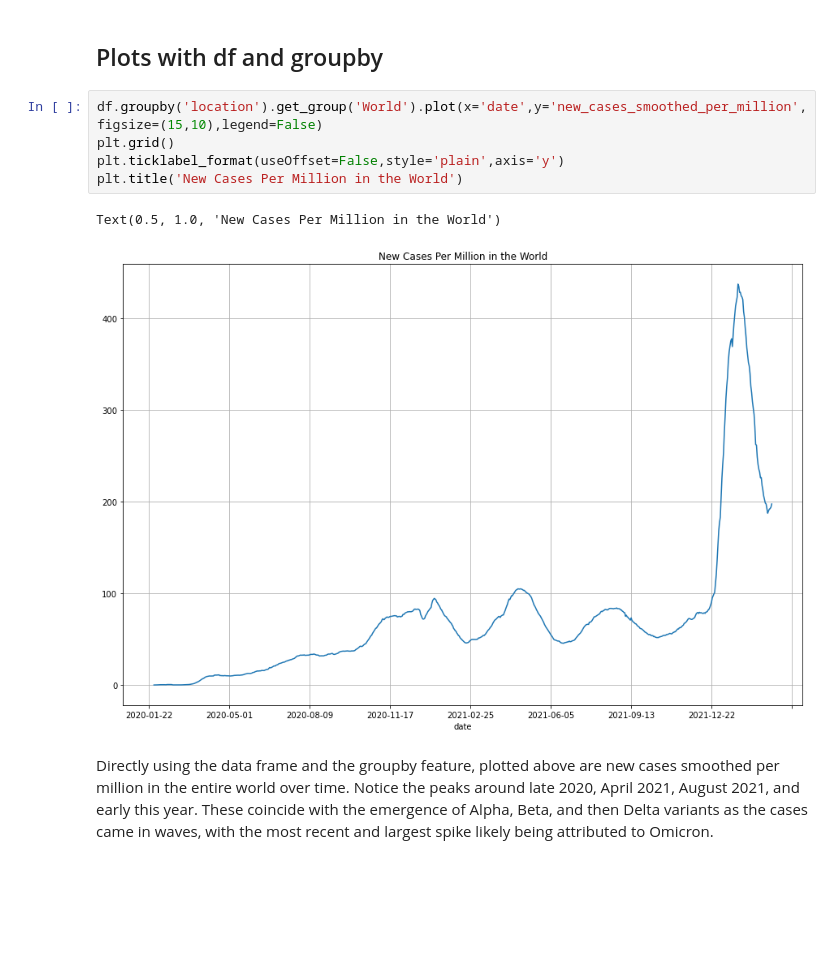
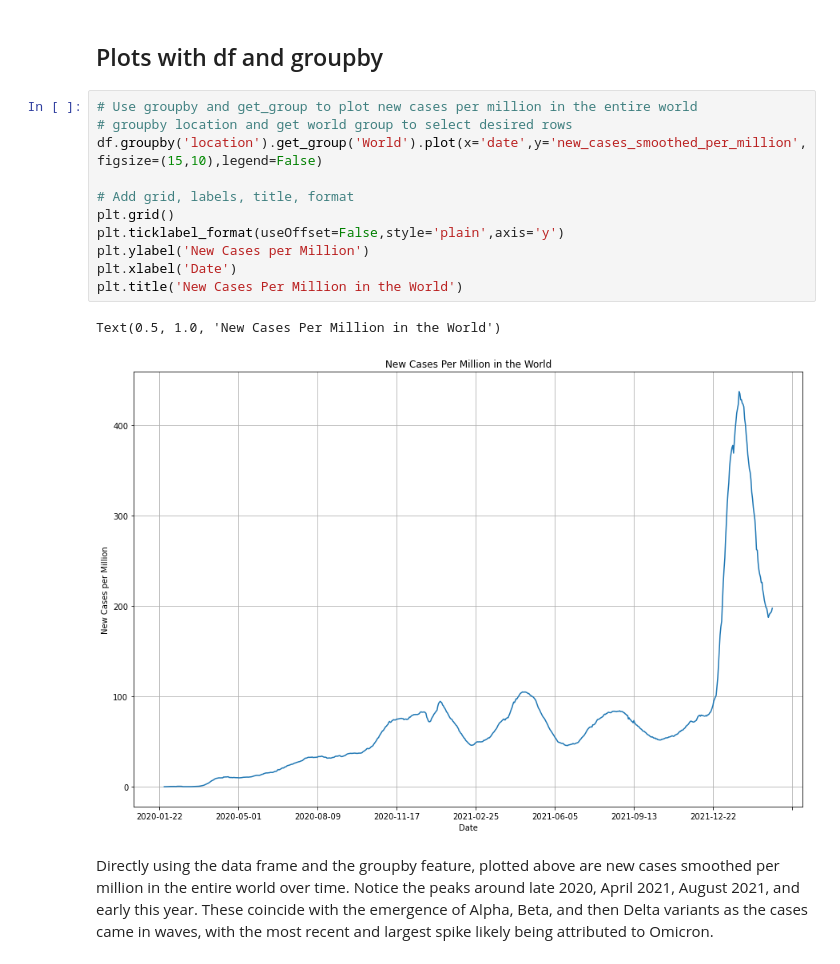
Before and after one commit to IriaWang/cs103a-cpa01, a Jupyter notebook: cpa01.ipynb, the cells around one changed output. Saved outputs shown, nothing was run; the diff lists cells and outputs as text; blank space fills up the shorter version.

```diff
--- a/cpa01.ipynb
+++ b/cpa01.ipynb
@@ -130,13 +142,19 @@ Again, the peaks coincide with the variants, where some countries are shifted de
 # %% [markdown]
 ## Plots with df and groupby
 # %%
+# Use groupby and get_group to plot new cases per million in the entire world
+# groupby location and get world group to select desired rows
 df.groupby('location').get_group('World').plot(x='date',y='new_cases_smoothed_per_million',figsize=(15,10),legend=False)
+
+# Add grid, labels, title, format
 plt.grid()
 plt.ticklabel_format(useOffset=False,style='plain',axis='y')
+plt.ylabel('New Cases per Million')
+plt.xlabel('Date')
 plt.title('New Cases Per Million in the World')
 # %% [output]
 Text(0.5, 1.0, 'New Cases Per Million in the World')
-[figure, old version]
+[figure, new version]
 # %% [markdown]
 Directly using the data frame and the groupby feature, plotted above are new cases smoothed per million in the entire world over time. Notice the peaks around late 2020, April 2021, August 2021, and early this year. These coincide with the emergence of Alpha, Beta, and then Delta variants as the cases came in waves, with the most recent and largest spike likely being attributed to Omicron.
 # %%
```
Also changed, not shown: parts of 7 cells of this notebook.
